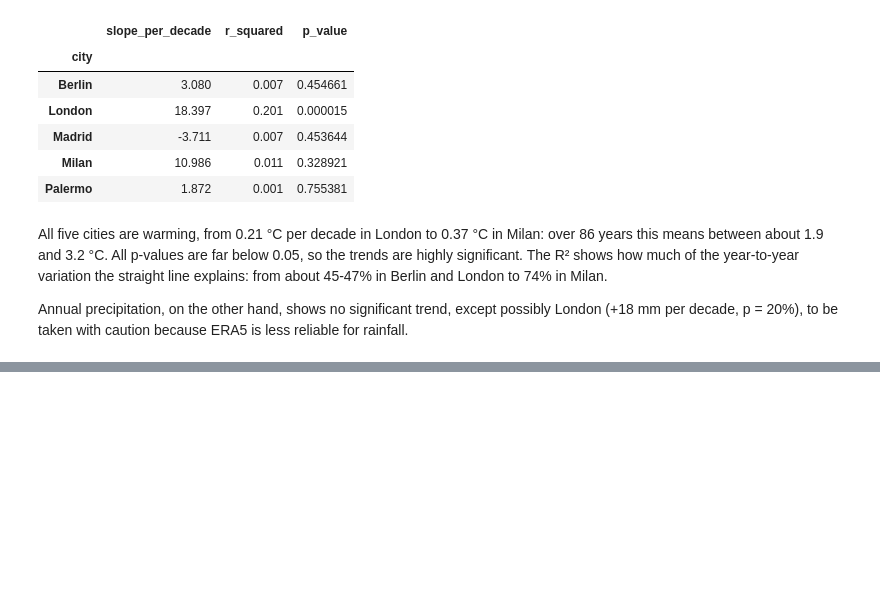
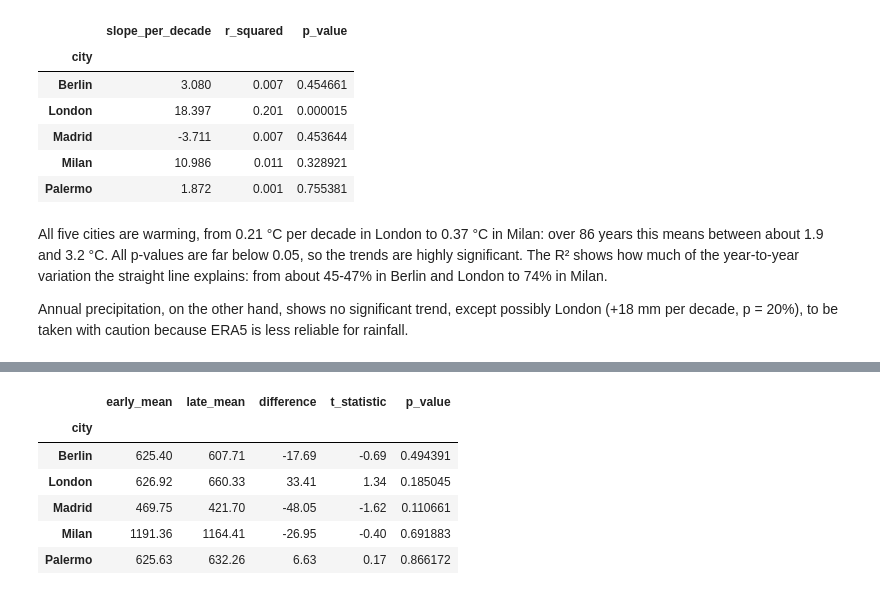
Before and after one commit to frapanzera-ctrl/Weather_report_Panzera, a Jupyter notebook: notebooks/weather_report.ipynb, the cells around one changed output, grey strips where cells are left out. Cells and saved outputs as stored; diff of their text form; code cells hidden in the pictures; blank space fills up the shorter version.

```diff
--- a/notebooks/weather_report.ipynb
+++ b/notebooks/weather_report.ipynb
@@ -178,0 +198,11 @@ caution because ERA5 is less reliable for rainfall.
+# %%
+rain_comparison = analysis.comparison_table(annual, "precipitation_sum")
+rain_comparison
+# %% [output]
+|  | early_mean | late_mean | difference | t_statistic | p_value |
+| city |  |  |  |  |  |
+| Berlin | 625.40 | 607.71 | -17.69 | -0.69 | 0.494391 |
+| London | 626.92 | 660.33 | 33.41 | 1.34 | 0.185045 |
+| Madrid | 469.75 | 421.70 | -48.05 | -1.62 | 0.110661 |
+| Milan | 1191.36 | 1164.41 | -26.95 | -0.40 | 0.691883 |
+| Palermo | 625.63 | 632.26 | 6.63 | 0.17 | 0.866172 |
```
Also changed, not shown: parts of 10 cells of this notebook, 1 other file.
